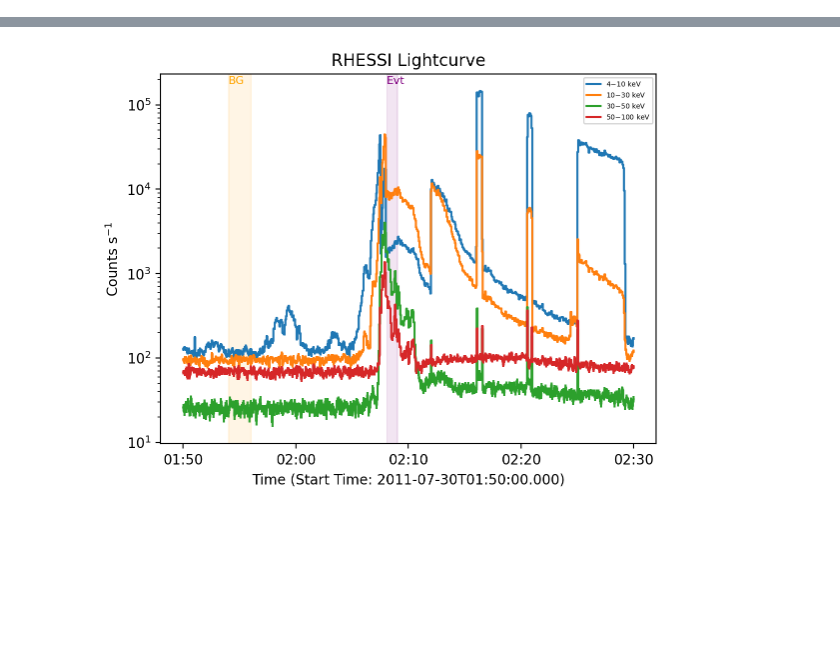
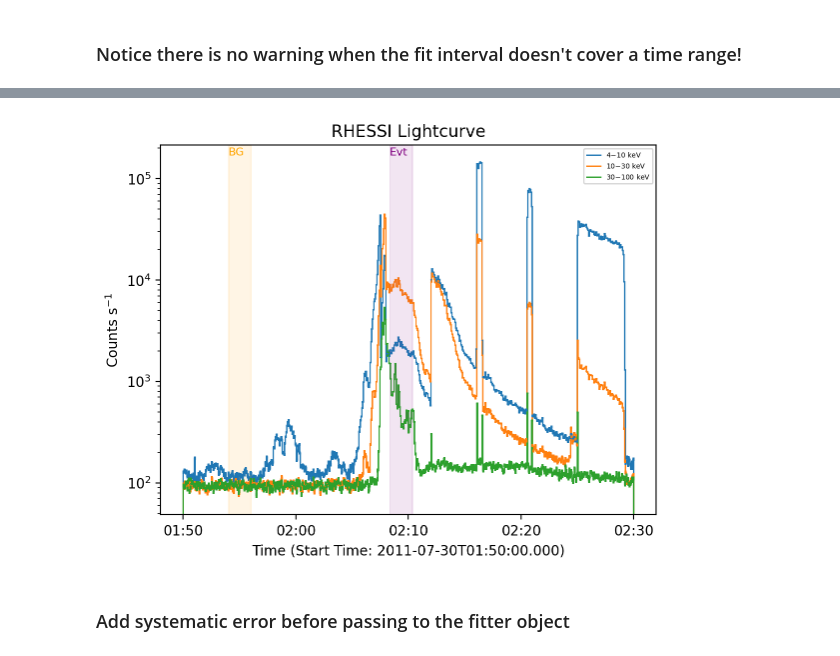
Before and after one commit to sunpy/sunkit-spex, a Jupyter notebook: examples/fitting_attenuated_RHESSI_spectra.ipynb, the cells around one changed output, grey strips where cells are left out. Drawn from its saved outputs; the diff is of its cells as text; code cells hidden in the pictures; blank space fills up the shorter version.

Commit message:
update rhessi example

```diff
--- a/examples/fitting_attenuated_RHESSI_spectra.ipynb
+++ b/examples/fitting_attenuated_RHESSI_spectra.ipynb
@@ -37,0 +21,4 @@ rl['count_rate_error'] = (rl['count_error'] / rl['counts']) * rl['count_rate']
+# %%
+spec_fn = 'rhessi-data/rhessi-2011-jul-stixbins-spec.fits'
+srm_fn = spec_fn.replace('spec', 'srm')
+rl = instr.RhessiLoader(spectrum_fn=spec_fn, srm_fn=srm_fn)
@@ -38,4 +28,11 @@ rl['count_rate_error'] = (rl['count_error'] / rl['counts']) * rl['count_rate']
+# %% [markdown]
+### Notice there is no warning when the fit interval doesn't cover a time range!
+# %%
+rl.update_event_times(atime.Time('2011-07-30T02:08:20'), atime.Time('2011-07-30T02:10:20'))
+end_background_time = '2011-07-30T01:56:00'
+start_background_time = '2011-07-30T01:54:00'
+rl.update_background_times(atime.Time(start_background_time), atime.Time(end_background_time))
 # %%
 plt.figure()
-_ = rl.lightcurve(energy_ranges=[[4, 10], [10, 30], [30, 50], [50, 100]])
+rl.lightcurve(energy_ranges=[[4, 10], [10, 30], [30, 100]])
 # %% [output]
@@ -42 +40,3 @@ _ = rl.lightcurve(energy_ranges=[[4, 10], [10, 30], [30, 50], [50, 100]])
-[figure, old version]
+[figure, new version]
+# %% [markdown]
+### Add systematic error before passing to the fitter object
```
Also changed, not shown: parts of 16 cells of this notebook, 2 other files.
